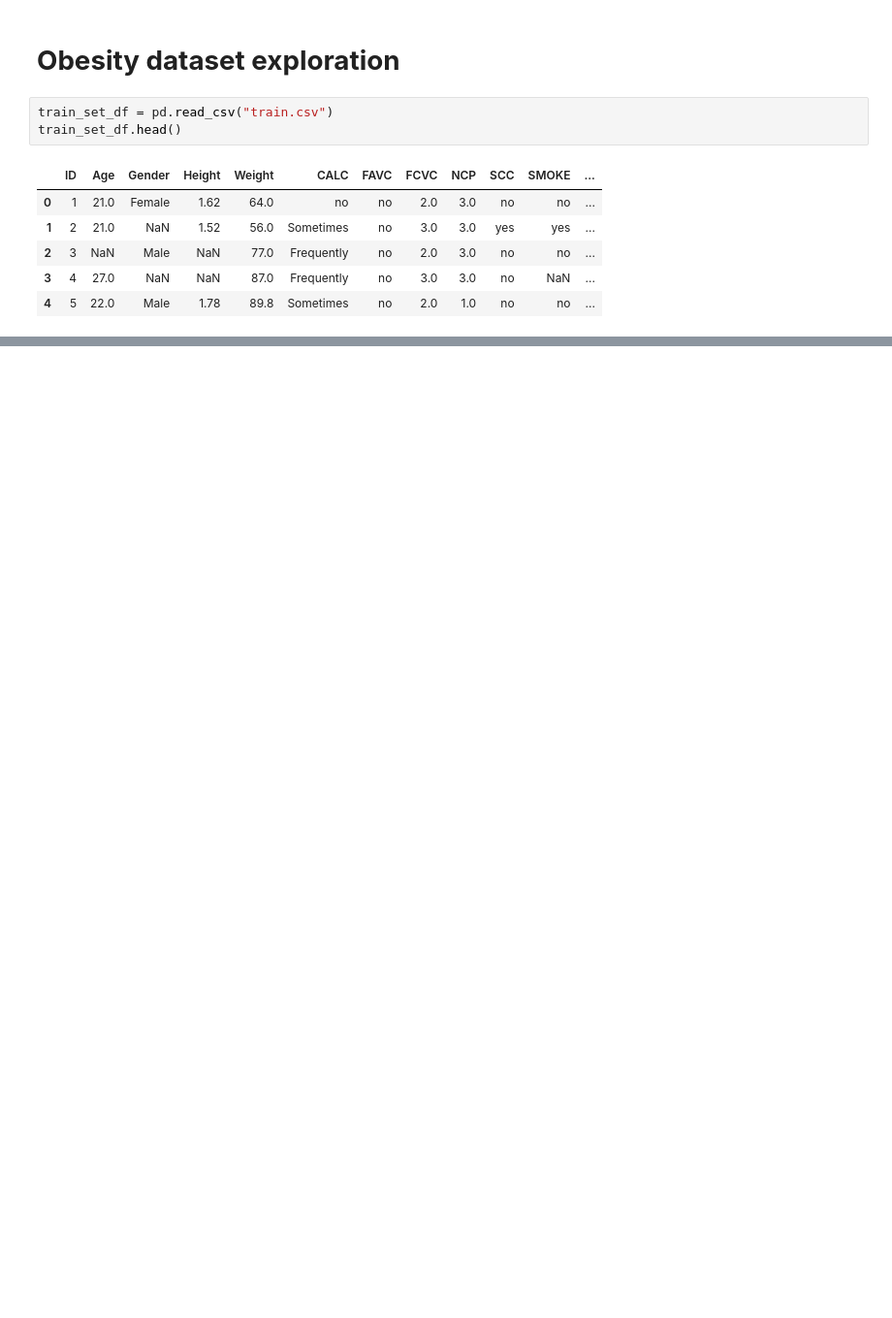
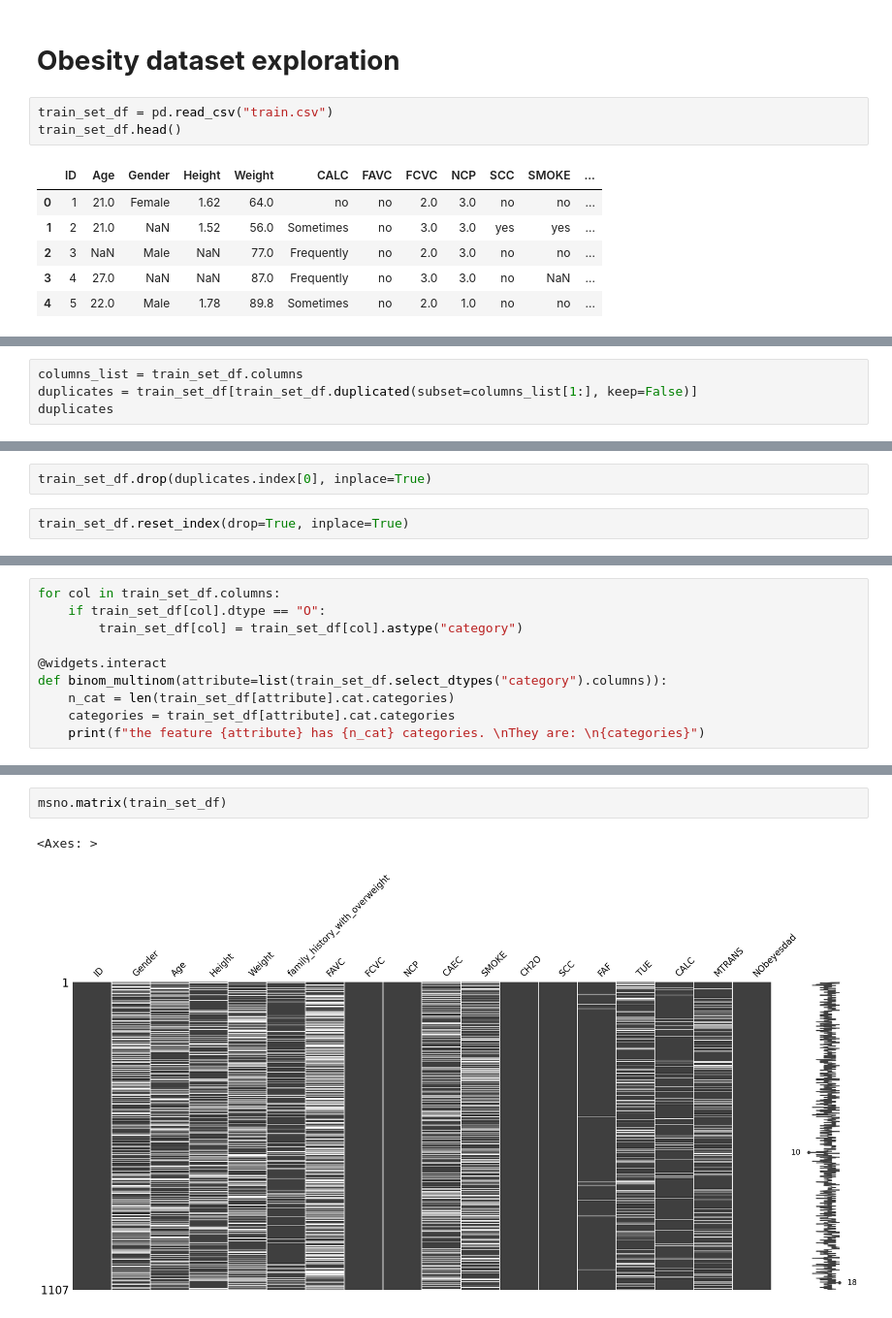
Before and after one commit to flylight-max/Individual_project_obesity, a Jupyter notebook: Untitled-1.ipynb, the cells around one changed output, grey strips where cells are left out. Shown at 97% size. Saved outputs shown, nothing was run; the diff lists cells and outputs as text; blank space fills up the shorter version.

```diff
--- a/Untitled-1.ipynb
+++ b/Untitled-1.ipynb
@@ -337,0 +123,4 @@ Name: proportion, dtype: float64
+# %%
+columns_list = train_set_df.columns
+duplicates = train_set_df[train_set_df.duplicated(subset=columns_list[1:], keep=False)]
+duplicates
@@ -337,0 +134,4 @@ Name: proportion, dtype: float64
+# %%
+train_set_df.drop(duplicates.index[0], inplace=True)
+# %%
+train_set_df.reset_index(drop=True, inplace=True)
@@ -337,0 +162,10 @@ Name: proportion, dtype: float64
+# %%
+for col in train_set_df.columns:
+    if train_set_df[col].dtype == "O":
+        train_set_df[col] = train_set_df[col].astype("category")
+
+@widgets.interact
+def binom_multinom(attribute=list(train_set_df.select_dtypes("category").columns)):
+    n_cat = len(train_set_df[attribute].cat.categories)
+    categories = train_set_df[attribute].cat.categories
+    print(f"the feature {attribute} has {n_cat} categories. \nThey are: \n{categories}")
@@ -337,0 +354,5 @@ Name: proportion, dtype: float64
+# %%
+msno.matrix(train_set_df)
+# %% [output]
+<Axes: >
+[figure, added]
```
Also changed, not shown: parts of 99 cells of this notebook, 1 other file.
